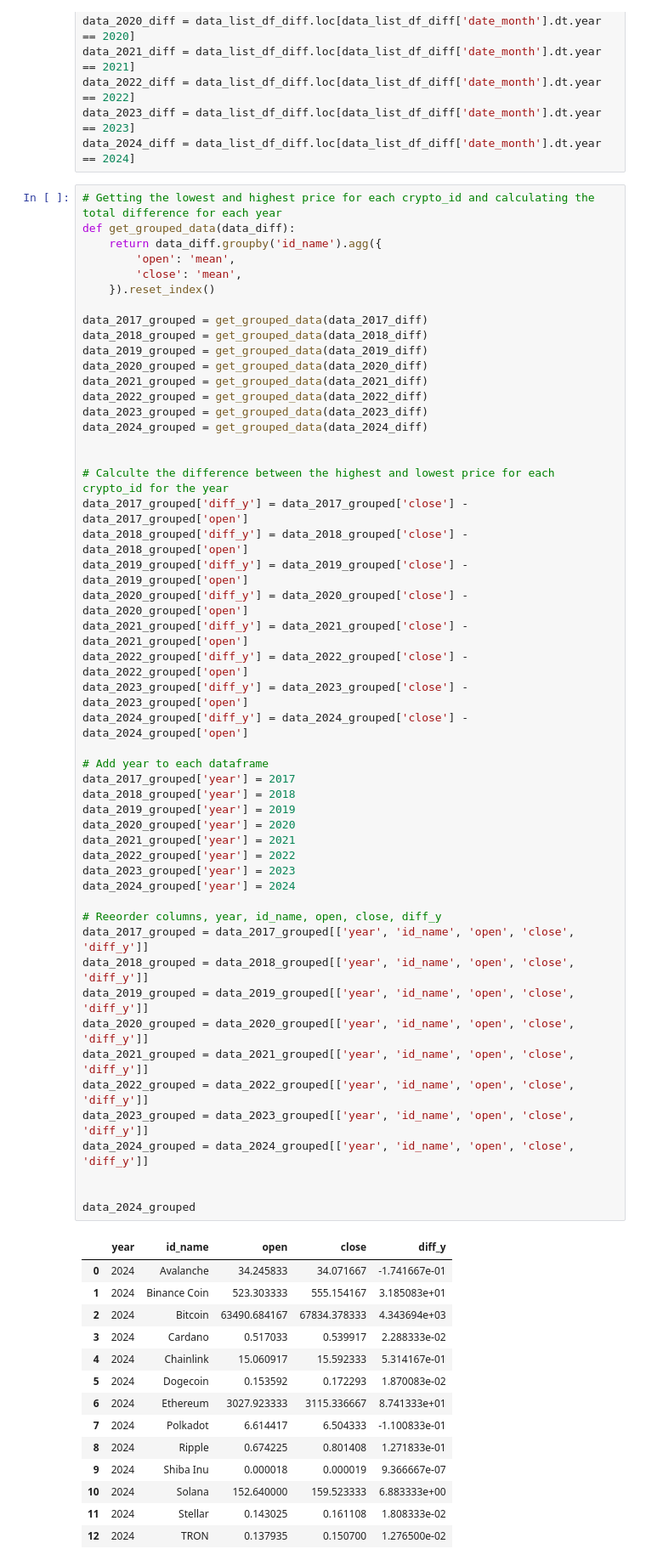
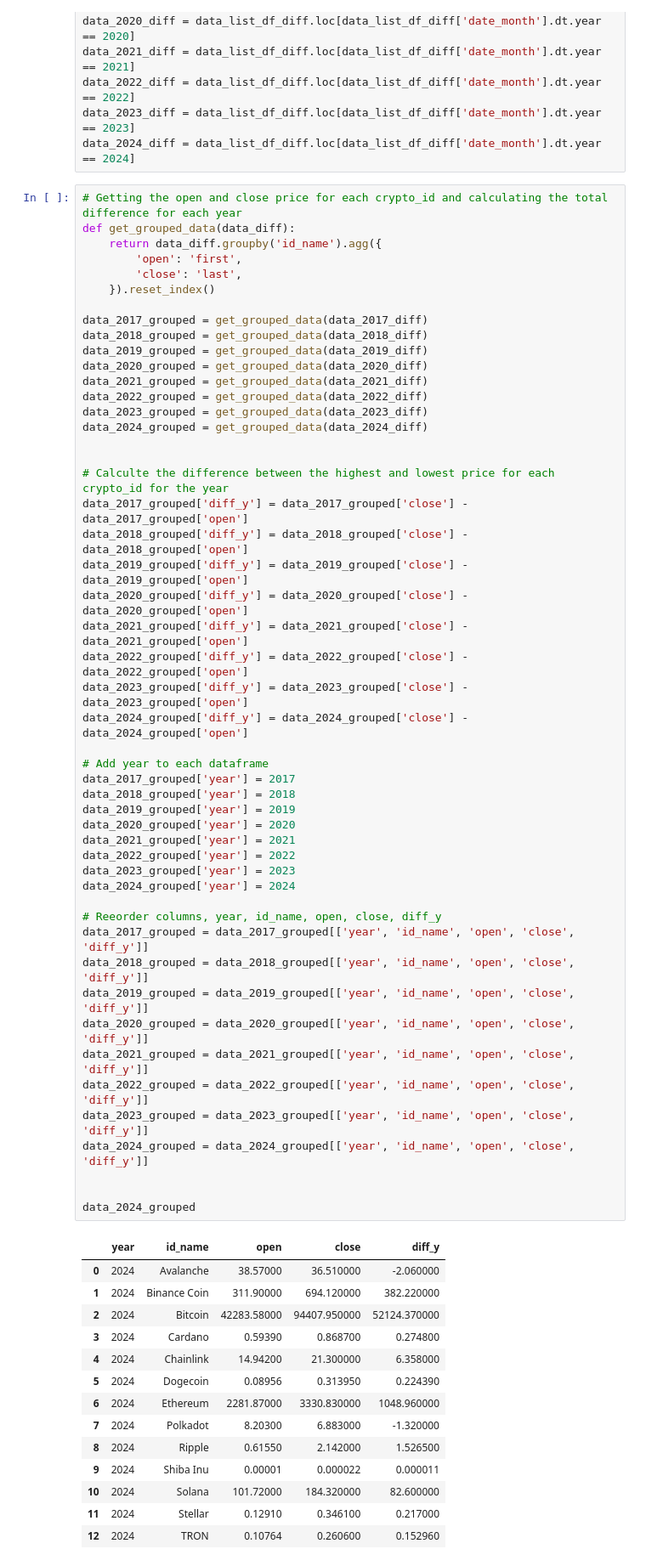
Before and after one commit to jeanstibel/project_01, a Jupyter notebook: 4_data_graphs.ipynb, the cells around one changed output. Shown at 85% size. Saved outputs shown, nothing was run; the diff lists cells and outputs as text.

```diff
--- a/4_data_graphs.ipynb
+++ b/4_data_graphs.ipynb
@@ -330,11 +330,11 @@ data_2022_diff = data_list_df_diff.loc[data_list_df_diff['date_month'].dt.year =
 data_2023_diff = data_list_df_diff.loc[data_list_df_diff['date_month'].dt.year == 2023]
 data_2024_diff = data_list_df_diff.loc[data_list_df_diff['date_month'].dt.year == 2024]
 # %%
-# Getting the lowest and highest price for each crypto_id and calculating the total difference for each year
+# Getting the open and close price for each crypto_id and calculating the total difference for each year
 def get_grouped_data(data_diff):
     return data_diff.groupby('id_name').agg({
-        'open': 'mean',
-        'close': 'mean',
+        'open': 'first',
+        'close': 'last',
     }).reset_index()
 
 data_2017_grouped = get_grouped_data(data_2017_diff)
@@ -354,46 +354,46 @@ data_2019_grouped['diff_y'] = data_2019_grouped['close'] - data_2019_grouped['op
 data_2020_grouped['diff_y'] = data_2020_grouped['close'] - data_2020_grouped['open']
 data_2021_grouped['diff_y'] = data_2021_grouped['close'] - data_2021_grouped['open']
 data_2022_grouped['diff_y'] = data_2022_grouped['close'] - data_2022_grouped['open']
 data_2023_grouped['diff_y'] = data_2023_grouped['close'] - data_2023_grouped['open']
 data_2024_grouped['diff_y'] = data_2024_grouped['close'] - data_2024_grouped['open']
 
 # Add year to each dataframe
 data_2017_grouped['year'] = 2017
 data_2018_grouped['year'] = 2018
 data_2019_grouped['year'] = 2019
 data_2020_grouped['year'] = 2020
 data_2021_grouped['year'] = 2021
 data_2022_grouped['year'] = 2022
 data_2023_grouped['year'] = 2023
 data_2024_grouped['year'] = 2024
 
 # Reeorder columns, year, id_name, open, close, diff_y
 data_2017_grouped = data_2017_grouped[['year', 'id_name', 'open', 'close', 'diff_y']]
 data_2018_grouped = data_2018_grouped[['year', 'id_name', 'open', 'close', 'diff_y']]
 data_2019_grouped = data_2019_grouped[['year', 'id_name', 'open', 'close', 'diff_y']]
 data_2020_grouped = data_2020_grouped[['year', 'id_name', 'open', 'close', 'diff_y']]
 data_2021_grouped = data_2021_grouped[['year', 'id_name', 'open', 'close', 'diff_y']]
 data_2022_grouped = data_2022_grouped[['year', 'id_name', 'open', 'close', 'diff_y']]
 data_2023_grouped = data_2023_grouped[['year', 'id_name', 'open', 'close', 'diff_y']]
 data_2024_grouped = data_2024_grouped[['year', 'id_name', 'open', 'close', 'diff_y']]
 
 
 data_2024_grouped
 # %% [output]
 |  | year | id_name | open | close | diff_y |
-| 0 | 2024 | Avalanche | 34.245833 | 34.071667 | -1.741667e-01 |
-| 1 | 2024 | Binance Coin | 523.303333 | 555.154167 | 3.185083e+01 |
-| 2 | 2024 | Bitcoin | 63490.684167 | 67834.378333 | 4.343694e+03 |
-| 3 | 2024 | Cardano | 0.517033 | 0.539917 | 2.288333e-02 |
-| 4 | 2024 | Chainlink | 15.060917 | 15.592333 | 5.314167e-01 |
-| 5 | 2024 | Dogecoin | 0.153592 | 0.172293 | 1.870083e-02 |
-| 6 | 2024 | Ethereum | 3027.923333 | 3115.336667 | 8.741333e+01 |
-| 7 | 2024 | Polkadot | 6.614417 | 6.504333 | -1.100833e-01 |
-| 8 | 2024 | Ripple | 0.674225 | 0.801408 | 1.271833e-01 |
-| 9 | 2024 | Shiba Inu | 0.000018 | 0.000019 | 9.366667e-07 |
-| 10 | 2024 | Solana | 152.640000 | 159.523333 | 6.883333e+00 |
-| 11 | 2024 | Stellar | 0.143025 | 0.161108 | 1.808333e-02 |
-| 12 | 2024 | TRON | 0.137935 | 0.150700 | 1.276500e-02 |
+| 0 | 2024 | Avalanche | 38.57000 | 36.510000 | -2.060000 |
+| 1 | 2024 | Binance Coin | 311.90000 | 694.120000 | 382.220000 |
+| 2 | 2024 | Bitcoin | 42283.58000 | 94407.950000 | 52124.370000 |
+| 3 | 2024 | Cardano | 0.59390 | 0.868700 | 0.274800 |
+| 4 | 2024 | Chainlink | 14.94200 | 21.300000 | 6.358000 |
+| 5 | 2024 | Dogecoin | 0.08956 | 0.313950 | 0.224390 |
+| 6 | 2024 | Ethereum | 2281.87000 | 3330.830000 | 1048.960000 |
+| 7 | 2024 | Polkadot | 8.20300 | 6.883000 | -1.320000 |
+| 8 | 2024 | Ripple | 0.61550 | 2.142000 | 1.526500 |
+| 9 | 2024 | Shiba Inu | 0.00001 | 0.000022 | 0.000011 |
+| 10 | 2024 | Solana | 101.72000 | 184.320000 | 82.600000 |
+| 11 | 2024 | Stellar | 0.12910 | 0.346100 | 0.217000 |
+| 12 | 2024 | TRON | 0.10764 | 0.260600 | 0.152960 |
 # %%
 # Get columns fiff_y in 5 decimal places
 columns_to_round = ['diff_y']
```
Also changed, not shown: parts of 12 cells of this notebook, 3 other files.
